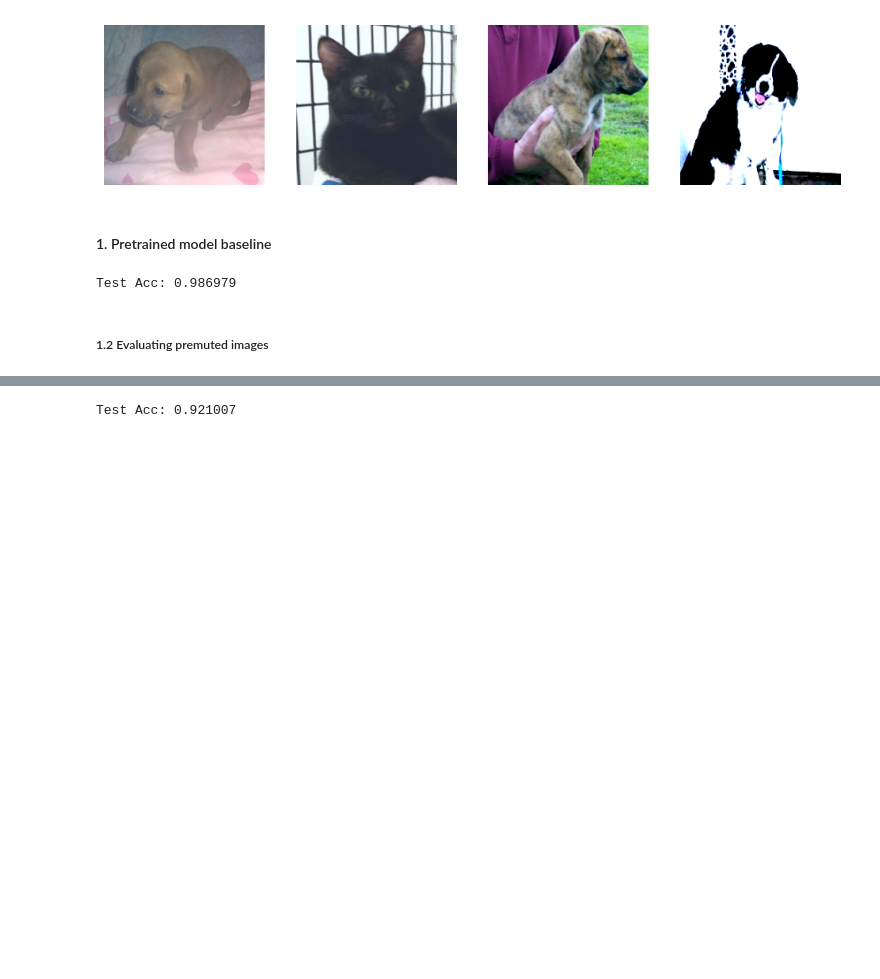
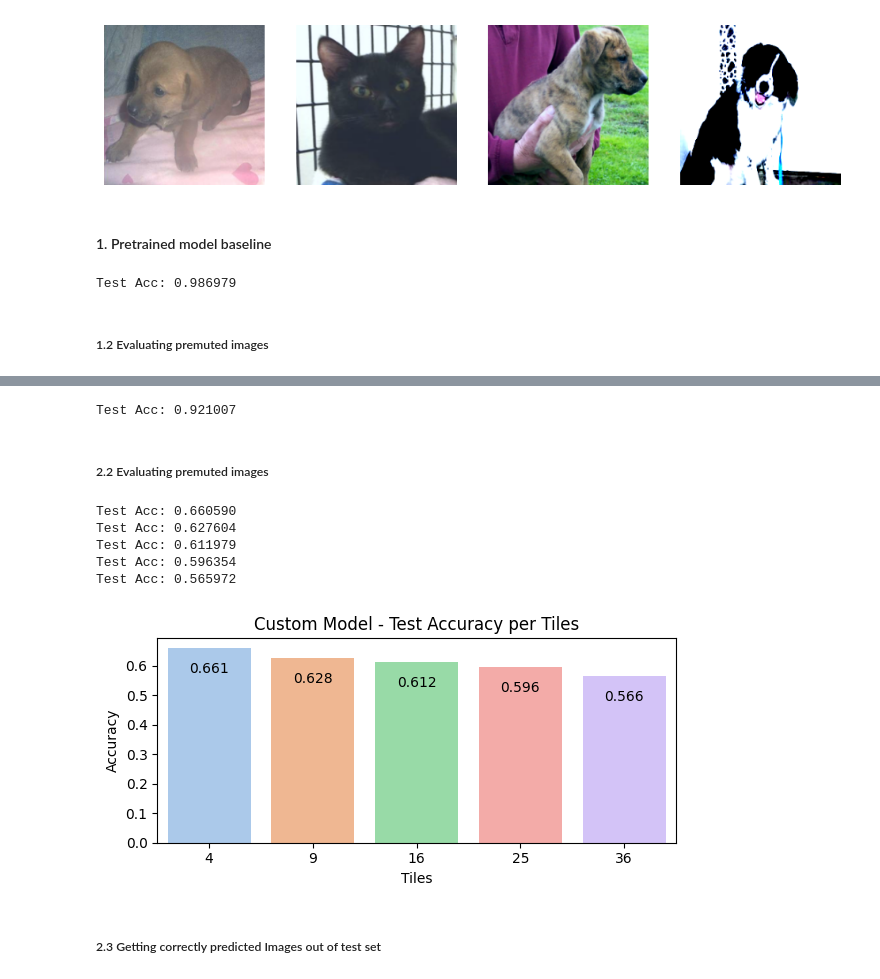
Before and after one commit to itayshap/MLDS-Final-Project, a Jupyter notebook: Final_Project_Permuted Puzzle.ipynb, the cells around one changed output, grey strips where cells are left out. Saved outputs shown, nothing was run; the diff lists cells and outputs as text; code cells hidden in the pictures; blank space fills up the shorter version.

```diff
--- a/Final_Project_Permuted Puzzle.ipynb
+++ b/Final_Project_Permuted Puzzle.ipynb
@@ -195,8 +155,13 @@ Test Acc: 0.951389
 custom_model = CustomModule2(device=device)
 custom_model = custom_model.to(device)
 # %%
-lr = 1e-3
-num_epochs = 30
+if isfile("./CustomModel.pth"):
+    custom_model.load_state_dict(torch.load("./CustomModel.pth"))
+else:
+    lr = 1e-3
+    num_epochs = 30
 
-optimizer = torch.optim.Adam(custom_model.parameters(), lr)
-criterion = nn.CrossEntropyLoss()
+    optimizer = torch.optim.Adam(custom_model.parameters(), lr)
+    criterion = nn.CrossEntropyLoss()
+    custom_model.start_train(criterion, optimizer, dataloaders, num_epochs=num_epochs)
+    torch.save(custom_model.state_dict(), "./CustomModel.pth")
@@ -225,11 +168,23 @@ torch.save(custom_model.state_dict(), "./CustomModel.pth")
-# %%
-custom_model = CustomModule2(device=device)
-custom_model.load_state_dict(torch.load("./CustomModel.pth"))
-custom_model = custom_model.to(device)
-# %%
-match = custom_model.predict_data(dataloaders['test'])
-# %% [output]
-Test Acc: 0.921007
+# %%
+custom_model.predict_data(custom_dataloaders['test'])
+# %% [output]
+Test Acc: 0.921007
+# %% [markdown]
+##### 2.2 Evaluating premuted images
+# %%
+custom_results = run_verious_tile_test(100, num_tiles_options , custom_model)
+# %% [output]
+Test Acc: 0.660590
+Test Acc: 0.627604
+Test Acc: 0.611979
+Test Acc: 0.596354
+Test Acc: 0.565972
+# %%
+draw_bar_plot(data= pd.DataFrame(custom_results), y='Accuracy', x='Tiles', title='Custom Model - Test Accuracy per Tiles')
+# %% [output]
+[figure, added]
+# %% [markdown]
+##### 2.3 Getting correctly predicted Images out of test set
 # %%
 test_images = splitted_dataset['test']['image']
 tp_test_images = [test_images[i] for i in torch.argwhere(match)]
```
Also changed, not shown: parts of 61 cells of this notebook, 3 other files.
